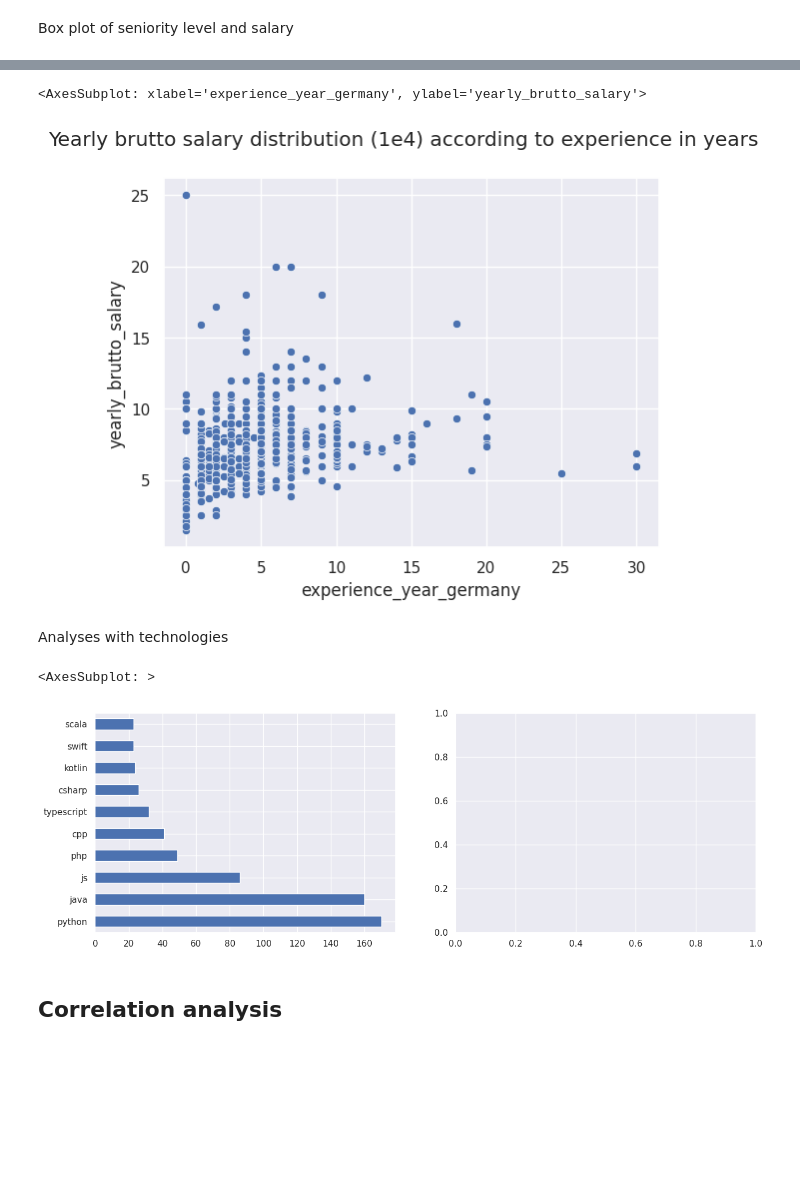
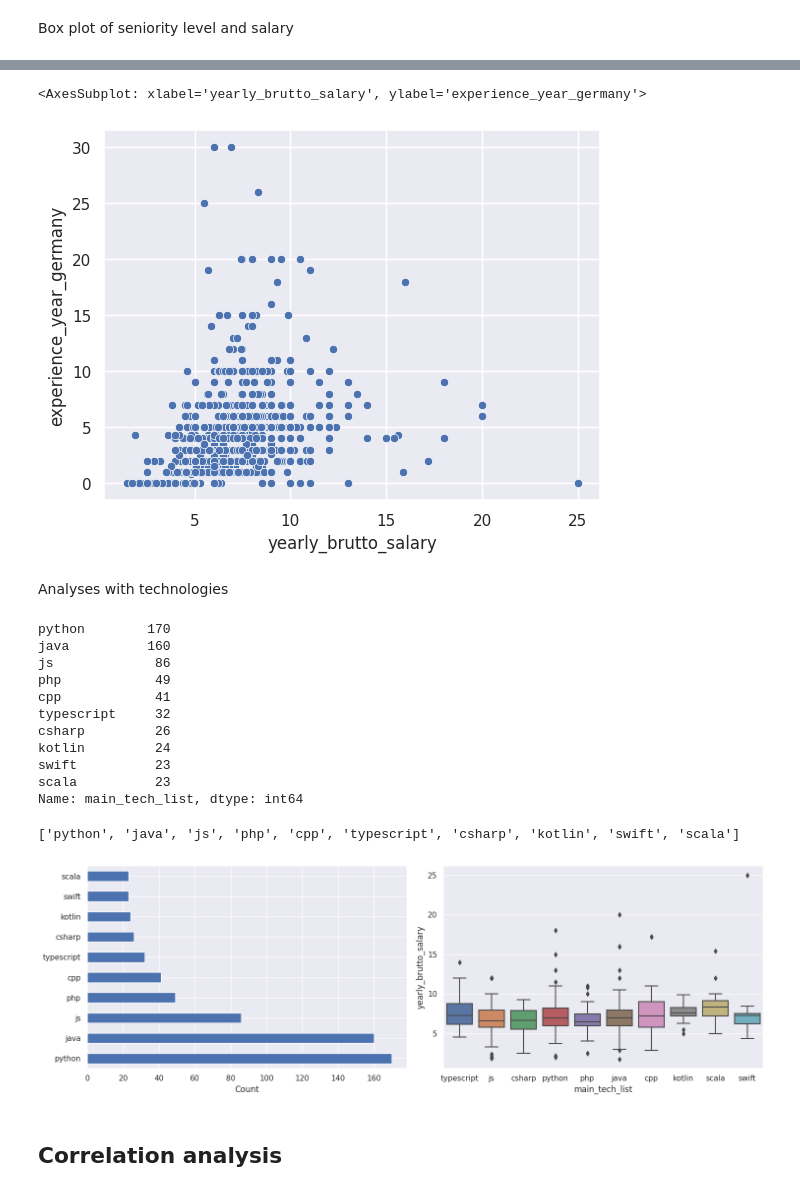
Before and after one commit to x00Pavel/Data-Storage-and-Preparation-projects, a Jupyter notebook: projekt-2/main.ipynb, the cells around one changed output, grey strips where cells are left out. Drawn from its saved outputs; the diff is of its cells as text; code cells hidden in the pictures; blank space fills up the shorter version.

Commit message:
Add more graphs and cleaning

```diff
--- a/projekt-2/main.ipynb
+++ b/projekt-2/main.ipynb
@@ -121,4 +179,6 @@ d1.experience_year_germany = pd.to_numeric(d1.experience_year_germany, errors='c
 # %% [markdown]
 Correct 'Yearly bonus + stocks in EUR' column
 # %%
-d1.yearly_bonus = pd.to_numeric(d1.yearly_bonus, errors='coerce').fillna(0).astype(int)
+d1.yearly_bonus = pd.to_numeric(d1.yearly_bonus, errors='coerce')
+bonus_mean = d1.yearly_bonus.mean()
+d1.yearly_bonus.fillna(bonus_mean, inplace=True)
@@ -127,2 +184,0 @@ Correct 'Annual bonus+stocks one year ago. Only answer if staying in same countr
-# %%
-d1.yearly_bonus_year_ago = pd.to_numeric(d1.yearly_bonus_year_ago, errors='coerce').fillna(0).astype(int)
@@ -162,6 +216,7 @@ d1.company_size = pd.Categorical(d1.company_size, categories=categories, ordered
 # %% [markdown]
 Process technologies columns
 # %%
+d1.main_tech = d1.main_tech.fillna('')
 d1.main_tech = d1.main_tech.str.replace('kubernetes', 'k8s', case=False)
 d1.main_tech = d1.main_tech.str.replace(r'(javascript|javscript)', 'js', case=False)
 d1.main_tech = d1.main_tech.str.replace('pythin', 'python', case=False)
@@ -195,4 +250,3 @@ d1.describe()
 d1.yearly_brutto_salary = d1.yearly_brutto_salary / 1e4
 d1.yearly_brutto_salary_year_ago = d1.yearly_brutto_salary_year_ago / 1e4
 d1.yearly_bonus = d1.yearly_bonus / 1e4
-d1.yearly_bonus_year_ago = d1.yearly_bonus_year_ago / 1e4
@@ -285,19 +340,46 @@ sns.violinplot(x='seniority_level', y='yearly_brutto_salary', data=d1, ax=ax2)
 # %%
-fig, ax = plt.subplots(1, 1)
+# fig, ax = plt.subplots(1, 1)
 fig.suptitle('Yearly brutto salary distribution (1e4) according to experience in years')
-sns.scatterplot(y='yearly_brutto_salary', x='experience_year_germany', data=d1)
+sns.scatterplot(x='yearly_brutto_salary', y='experience_year_germany', data=d1)
+# sns.lmplot(x='yearly_brutto_salary', y='experience_year_germany', data=d1, fit_reg=True)
+# sns.residplot(x='yearly_brutto_salary', y='experience_year_germany', data=d1, lowess=True,)
 # %% [output]
-<AxesSubplot: xlabel='experience_year_germany', ylabel='yearly_brutto_salary'>
+<AxesSubplot: xlabel='yearly_brutto_salary', ylabel='experience_year_germany'>
-[figure, old version]
+[figure, new version]
 # %% [markdown]
 Analyses with technologies
+# %%
+exploaded = d1.explode(column='main_tech_list')
+# print(exploaded)
+exploaded.main_tech_list.value_counts()[:10]
+# %% [output]
+python        170
+java          160
+js             86
+php            49
+cpp            41
+typescript     32
+csharp         26
+kotlin         24
+swift          23
+scala          23
+Name: main_tech_list, dtype: int64
 # %%
-top_10 = d1.main_tech_list.explode().value_counts().head(10)
+exploaded = d1.explode(column='main_tech_list')
+top_10 = exploaded.main_tech_list.value_counts().sort_values(ascending=False)[:10]
+top_10_list = top_10.index.tolist()
+
+print(top_10_list)
+top_10_tech = exploaded[np.isin(exploaded, top_10_list)]
 fig, (ax1, ax2) = plt.subplots(1, 2, figsize=(15, 5))
 top_10.plot(kind='barh', ax=ax1)
+ax1.set_xlabel("Count")
+sns.boxplot(x='main_tech_list', y='yearly_brutto_salary', data=top_10_tech, ax=ax2)
+fig.set_tight_layout(True)
+# fig.legend()
 # %% [output]
-<AxesSubplot: >
+['python', 'java', 'js', 'php', 'cpp', 'typescript', 'csharp', 'kotlin', 'swift', 'scala']
-[figure, old version]
+[figure, new version]
 # %% [markdown]
 ## Correlation analysis
 # %%
```
Also changed, not shown: parts of 22 cells of this notebook.
